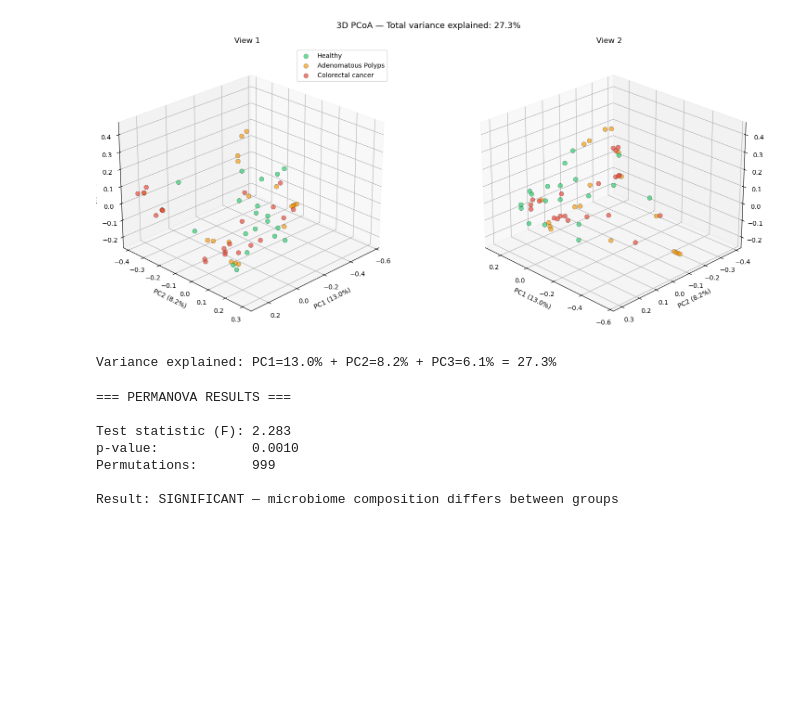
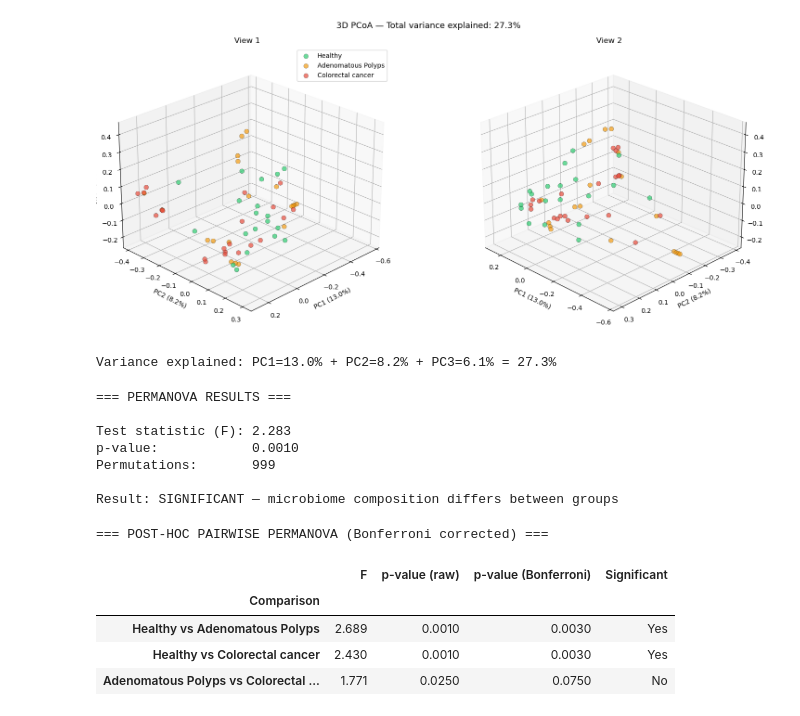
Before and after one commit to Oslis23/metagenomics-eda-pipeline, a Jupyter notebook: notebooks/03_beta_diversity.ipynb, the cells around one changed output. Drawn from its saved outputs; the diff is of its cells as text; code cells hidden in the pictures; blank space fills up the shorter version.

Commit message:
Add post-hoc pairwise PERMANOVA with Bonferroni correction to notebook 03
Co-Authored-By: Claude Sonnet 4.6 <noreply@anthropic.com>

```diff
--- a/notebooks/03_beta_diversity.ipynb
+++ b/notebooks/03_beta_diversity.ipynb
@@ -240,3 +240,51 @@ p-value:            0.0010
 Permutations:       999
 
 Result: SIGNIFICANT — microbiome composition differs between groups
+# %%
+# === Cell 8: Post-hoc Pairwise PERMANOVA with Bonferroni correction ===
+# Rationale: The global PERMANOVA told us groups differ overall, but not *which*
+# pairs drive that difference. Pairwise PERMANOVA runs the test on each pair of
+# groups separately. With 3 comparisons we apply Bonferroni correction to control
+# the family-wise error rate (multiply each p-value by 3, cap at 1.0).
+
+from itertools import combinations
+
+groups = ['Healthy', 'Adenomatous Polyps', 'Colorectal cancer']
+n_comparisons = 3
+rows = []
+
+for g1, g2 in combinations(groups, 2):
+    ids_pair = [s for s in bc_dm.ids if group_map[s] in (g1, g2)]
+    dm_pair = bc_dm.filter(ids_pair)
+    groups_pair = pd.Series(
+        [group_map[s] for s in dm_pair.ids],
+        index=dm_pair.ids,
+        name='DiseaseStatus'
+    )
+    res = permanova(dm_pair, groups_pair, permutations=999)
+    p_corrected = min(res['p-value'] * n_comparisons, 1.0)
+
+    rows.append({
+        'Comparison': f'{g1} vs {g2}',
+        'F': round(res['test statistic'], 3),
+        'p-value (raw)': res['p-value'],
+        'p-value (Bonferroni)': round(p_corrected, 4),
+        'Significant': 'Yes' if p_corrected < 0.05 else 'No'
+    })
+
+posthoc_df = pd.DataFrame(rows).set_index('Comparison')
+
+print("=== POST-HOC PAIRWISE PERMANOVA (Bonferroni corrected) ===\n")
+display(posthoc_df.style
+    .format({'p-value (raw)': '{:.4f}', 'p-value (Bonferroni)': '{:.4f}', 'F': '{:.3f}'})
+    .map(lambda v: 'color: green; font-weight: bold' if v == 'Yes' else 'color: red', subset=['Significant'])
+    .set_table_styles([{'selector': 'th', 'props': [('text-align', 'center')]},
+                       {'selector': 'td', 'props': [('text-align', 'center')]}])
+)
+# %% [output]
+=== POST-HOC PAIRWISE PERMANOVA (Bonferroni corrected) ===
+|  | F | p-value (raw) | p-value (Bonferroni) | Significant |
+| Comparison |  |  |  |  |
+| Healthy vs Adenomatous Polyps | 2.689 | 0.0010 | 0.0030 | Yes |
+| Healthy vs Colorectal cancer | 2.430 | 0.0010 | 0.0030 | Yes |
+| Adenomatous Polyps vs Colorectal ... | 1.771 | 0.0250 | 0.0750 | No |
```
Also changed, not shown: parts of 1 cell of this notebook.
